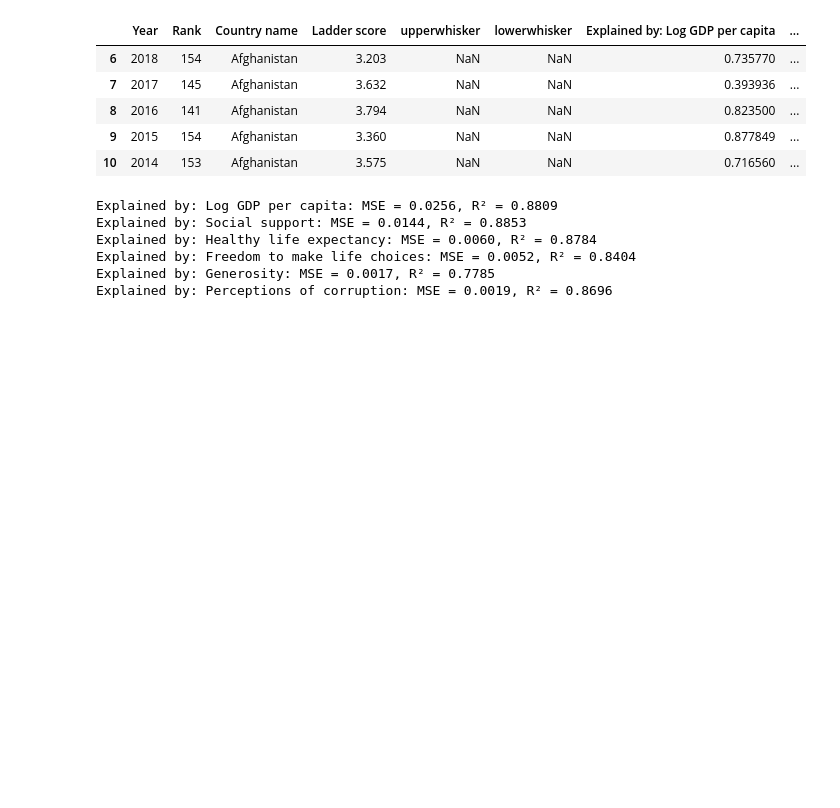
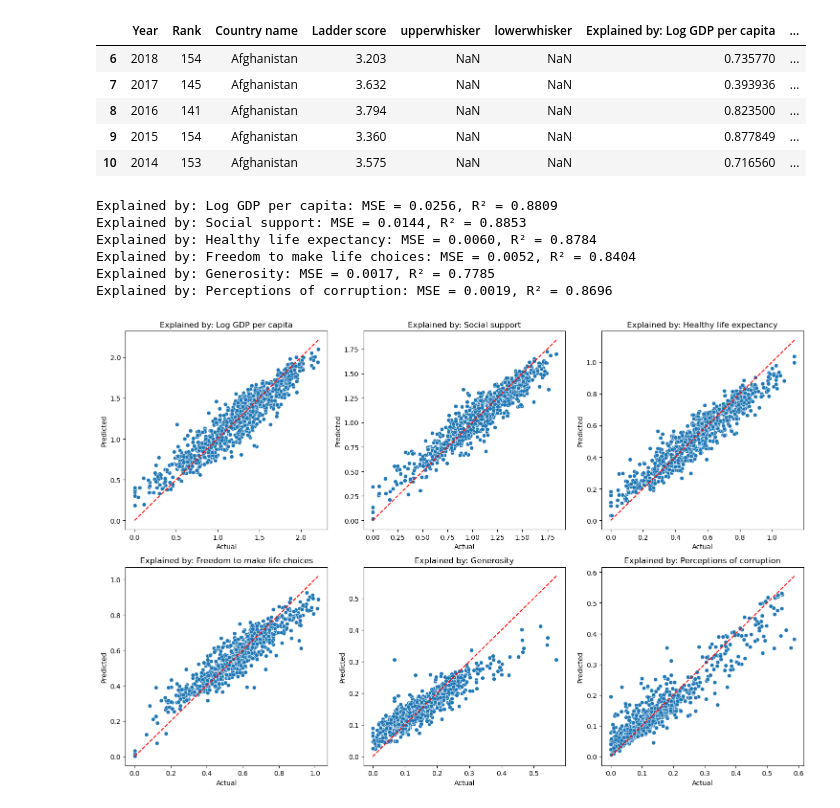
Before and after one commit to Ramin1989/Gallup_data_analysis, a Jupyter notebook: main.ipynb, the cells around one changed output. Saved outputs shown, nothing was run; the diff lists cells and outputs as text; code cells hidden in the pictures; blank space fills up the shorter version.

Commit message:
Randomforest model plot

```diff
--- a/main.ipynb
+++ b/main.ipynb
@@ -896,3 +896,22 @@ Explained by: Healthy life expectancy: MSE = 0.0060, R² = 0.8784
 Explained by: Freedom to make life choices: MSE = 0.0052, R² = 0.8404
 Explained by: Generosity: MSE = 0.0017, R² = 0.7785
 Explained by: Perceptions of corruption: MSE = 0.0019, R² = 0.8696
+# %%
+# Set up the plotting area
+plt.figure(figsize=(15, 10))
+
+# Loop through each feature
+for idx, col in enumerate(Y_train.columns):
+    plt.subplot(2, 3, idx + 1)  # 2 rows, 3 columns
+    sns.scatterplot(x=Y_train[col], y=Y_pred_train[:, idx])
+    plt.plot([Y_train[col].min(), Y_train[col].max()],
+             [Y_train[col].min(), Y_train[col].max()],
+             'r--')  # Diagonal line y=x
+    plt.xlabel("Actual")
+    plt.ylabel("Predicted")
+    plt.title(col)
+
+plt.tight_layout()
+plt.show()
+# %% [output]
+[figure, added]
```
